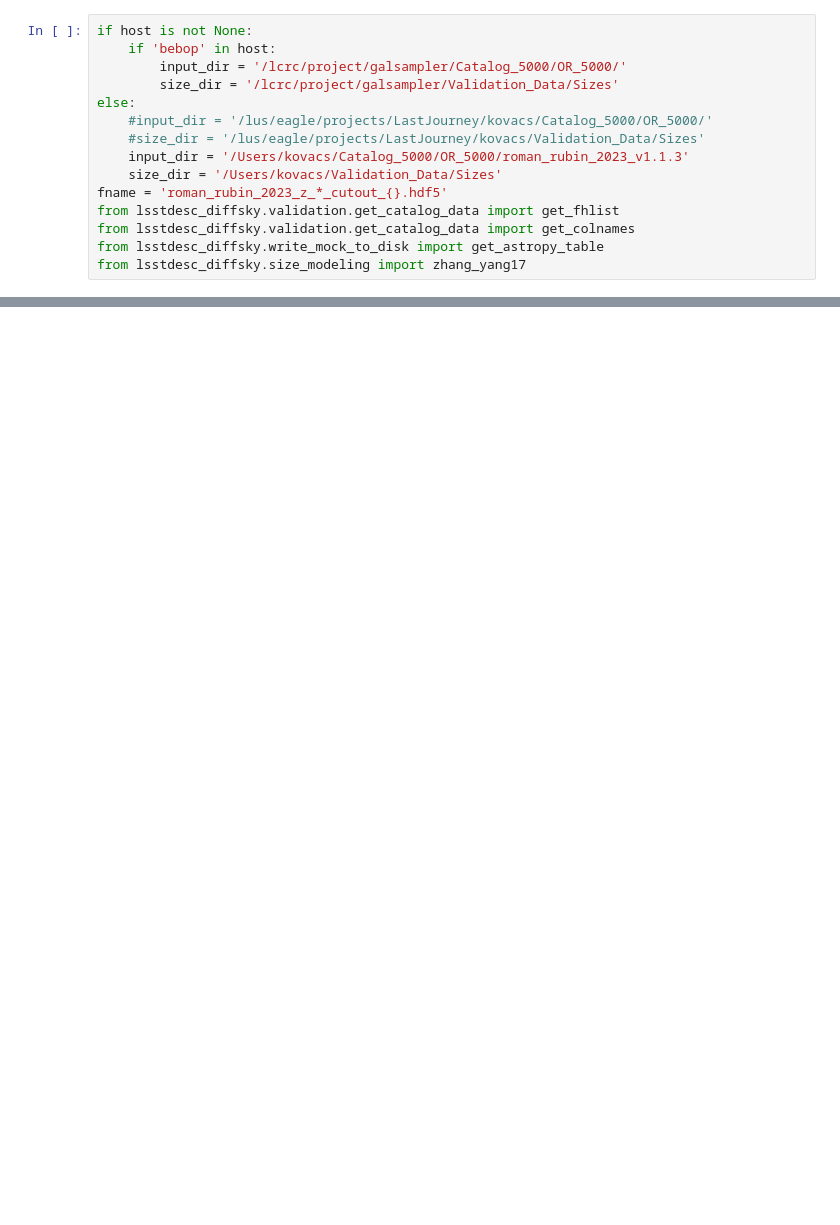
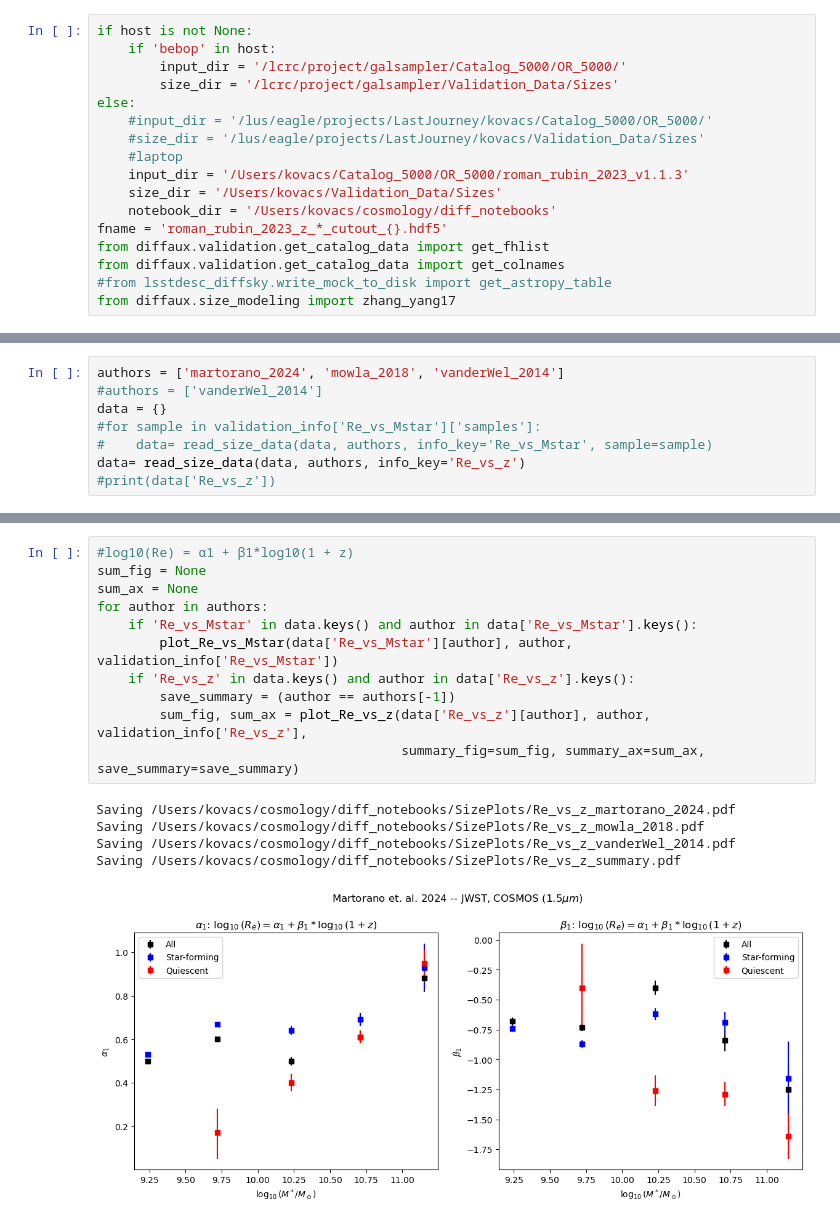
Before and after one commit to ArgonneCPAC/diffaux, a Jupyter notebook: notebooks/GalaxySizes.ipynb, the cells around one changed output, grey strips where cells are left out. Cells and saved outputs as stored; diff of their text form; blank space fills up the shorter version.

Commit message:
Setup and notebook to process size data

```diff
--- a/notebooks/GalaxySizes.ipynb
+++ b/notebooks/GalaxySizes.ipynb
@@ -22,10 +23,12 @@ if host is not None:
 else:
     #input_dir = '/lus/eagle/projects/LastJourney/kovacs/Catalog_5000/OR_5000/'
     #size_dir = '/lus/eagle/projects/LastJourney/kovacs/Validation_Data/Sizes'
+    #laptop
     input_dir = '/Users/kovacs/Catalog_5000/OR_5000/roman_rubin_2023_v1.1.3'
     size_dir = '/Users/kovacs/Validation_Data/Sizes'
+    notebook_dir = '/Users/kovacs/cosmology/diff_notebooks'
 fname = 'roman_rubin_2023_z_*_cutout_{}.hdf5'
-from lsstdesc_diffsky.validation.get_catalog_data import get_fhlist
-from lsstdesc_diffsky.validation.get_catalog_data import get_colnames
-from lsstdesc_diffsky.write_mock_to_disk import get_astropy_table
-from lsstdesc_diffsky.size_modeling import zhang_yang17
+from diffaux.validation.get_catalog_data import get_fhlist
+from diffaux.validation.get_catalog_data import get_colnames
+#from lsstdesc_diffsky.write_mock_to_disk import get_astropy_table
+from diffaux.size_modeling import zhang_yang17
@@ -39,0 +216,8 @@ def read_size_fits(author, galaxy_sample):
+# %%
+authors = ['martorano_2024', 'mowla_2018', 'vanderWel_2014']
+#authors = ['vanderWel_2014']
+data = {}
+#for sample in validation_info['Re_vs_Mstar']['samples']:
+#    data= read_size_data(data, authors, info_key='Re_vs_Mstar', sample=sample)
+data= read_size_data(data, authors, info_key='Re_vs_z')
+#print(data['Re_vs_z'])
@@ -39,0 +337,17 @@ def read_size_fits(author, galaxy_sample):
+# %%
+#log10(Re) = α1 + β1*log10(1 + z)
+sum_fig = None
+sum_ax = None
+for author in authors:
+    if 'Re_vs_Mstar' in data.keys() and author in data['Re_vs_Mstar'].keys():
+        plot_Re_vs_Mstar(data['Re_vs_Mstar'][author], author, validation_info['Re_vs_Mstar'])
+    if 'Re_vs_z' in data.keys() and author in data['Re_vs_z'].keys():
+        save_summary = (author == authors[-1])
+        sum_fig, sum_ax = plot_Re_vs_z(data['Re_vs_z'][author], author, validation_info['Re_vs_z'],
+                                       summary_fig=sum_fig, summary_ax=sum_ax, save_summary=save_summary)
+# %% [output]
+Saving /Users/kovacs/cosmology/diff_notebooks/SizePlots/Re_vs_z_martorano_2024.pdf
+Saving /Users/kovacs/cosmology/diff_notebooks/SizePlots/Re_vs_z_mowla_2018.pdf
+Saving /Users/kovacs/cosmology/diff_notebooks/SizePlots/Re_vs_z_vanderWel_2014.pdf
+Saving /Users/kovacs/cosmology/diff_notebooks/SizePlots/Re_vs_z_summary.pdf
+[figure, added]
```
Also changed, not shown: parts of 6 cells of this notebook, 6 other files.
